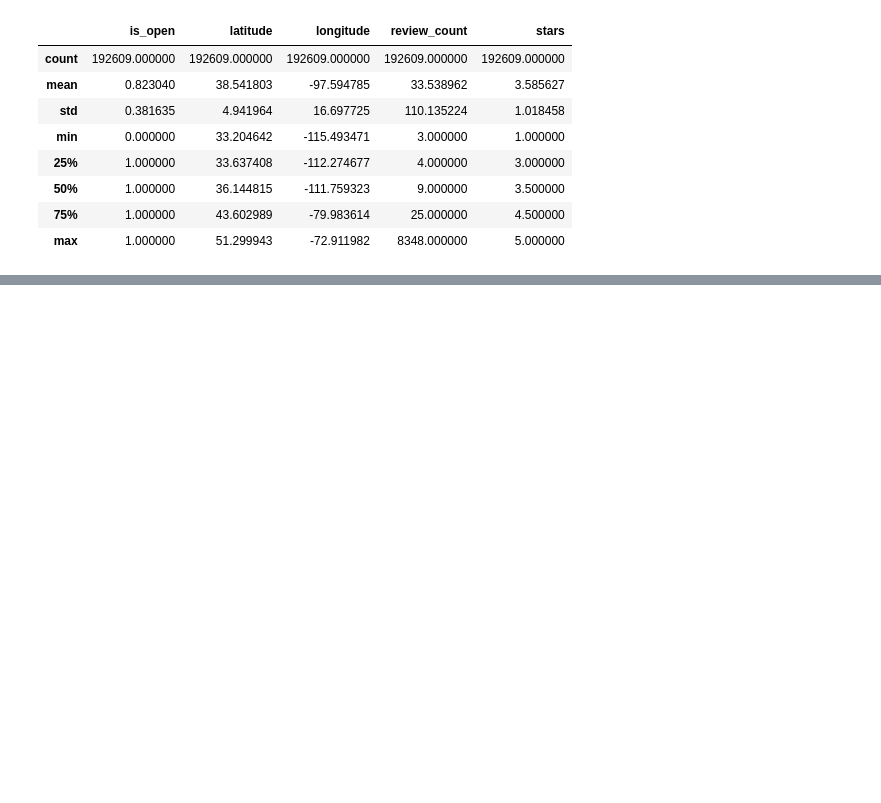
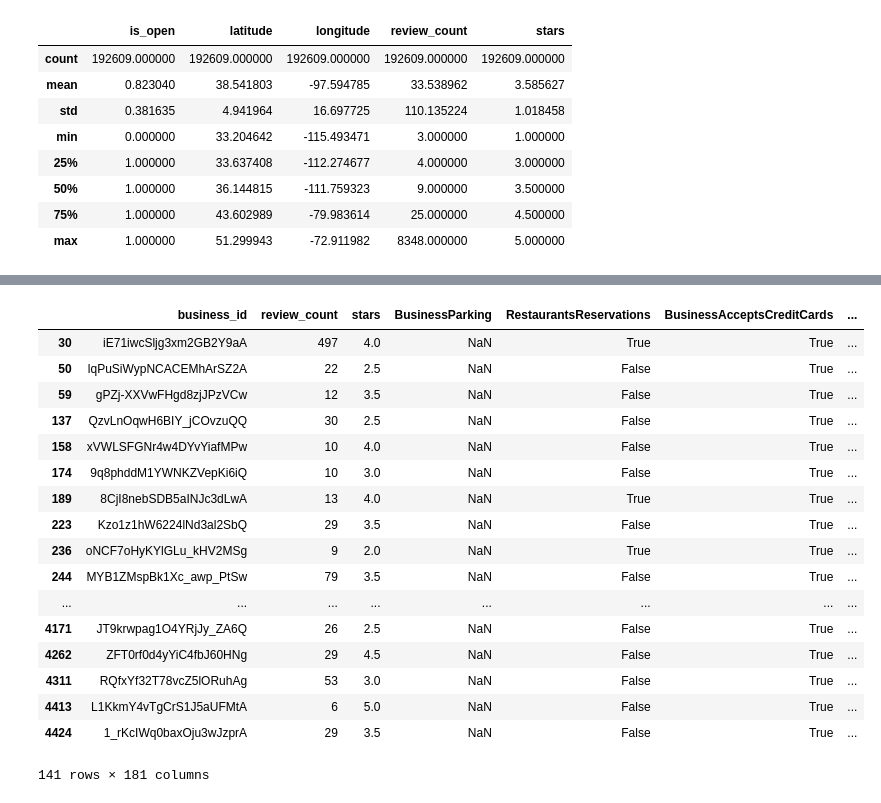
Before and after one commit to rvent/Event-Planner-Project, a Jupyter notebook: rima_wip.ipynb, the cells around one changed output, grey strips where cells are left out. Drawn from its saved outputs; the diff is of its cells as text; code cells hidden in the pictures; blank space fills up the shorter version.

Commit message:
cleaning file

```diff
--- a/rima_wip.ipynb
+++ b/rima_wip.ipynb
@@ -242,0 +312,8 @@ pd.read_json('categories.json')
+# %%
+clean_df = attributes_df.drop(['categories','city','state','parents','RestaurantsTakeOut',
+                   'RestaurantsDelivery','DriveThru','GoodForMeal','WiFi',
+                   'Caters','RestaurantsTableService','BYOBCorkage','Corkage',
+                   'BYOB','CoatCheck','Smoking','GoodForDancing','DogsAllowed',
+                   'BusinessAcceptsBitcoin','ByAppointmentOnly','AgesAllowed',
+                   'Open24Hours','DietaryRestrictions','RestaurantsCounterService',
+                   'AcceptsInsurance','Music','BestNights', 'HappyHour'],axis = 1)
@@ -242,0 +325,9 @@ pd.read_json('categories.json')
+# %%
+# Unpacking Ambience dictionary & dropping null values
+
+clean_df = clean_df[clean_df.Ambience.isnull() == False]
+ambience_df = clean_df.Ambience.apply(ast.literal_eval)
+ambience_df = ambience_df.apply(pd.Series)
+clean_df = pd.concat([clean_df, ambience_df], axis = 1)
+clean_df.drop(['Ambience'],axis = 1,inplace = True)
+clean_df.head(2)
@@ -242,0 +339,21 @@ pd.read_json('categories.json')
+# %%
+clean_df[clean_df.BusinessParking.isnull() == True]
+# %% [output]
+|  | business_id | review_count | stars | BusinessParking | RestaurantsReservations | BusinessAcceptsCreditCards | ... |
+| 30 | iE71iwcSljg3xm2GB2Y9aA | 497 | 4.0 | NaN | True | True | ... |
+| 50 | lqPuSiWypNCACEMhArSZ2A | 22 | 2.5 | NaN | False | True | ... |
+| 59 | gPZj-XXVwFHgd8zjJPzVCw | 12 | 3.5 | NaN | False | True | ... |
+| 137 | QzvLnOqwH6BIY_jCOvzuQQ | 30 | 2.5 | NaN | False | True | ... |
+| 158 | xVWLSFGNr4w4DYvYiafMPw | 10 | 4.0 | NaN | False | True | ... |
+| 174 | 9q8phddM1YWNKZVepKi6iQ | 10 | 3.0 | NaN | False | True | ... |
+| 189 | 8CjI8nebSDB5aINJc3dLwA | 13 | 4.0 | NaN | True | True | ... |
+| 223 | Kzo1z1hW6224lNd3al2SbQ | 29 | 3.5 | NaN | False | True | ... |
+| 236 | oNCF7oHyKYlGLu_kHV2MSg | 9 | 2.0 | NaN | True | True | ... |
+| 244 | MYB1ZMspBk1Xc_awp_PtSw | 79 | 3.5 | NaN | False | True | ... |
+| ... | ... | ... | ... | ... | ... | ... | ... |
+| 4171 | JT9krwpag1O4YRjJy_ZA6Q | 26 | 2.5 | NaN | False | True | ... |
+| 4262 | ZFT0rf0d4yYiC4fbJ60HNg | 29 | 4.5 | NaN | False | True | ... |
+| 4311 | RQfxYf32T78vcZ5lORuhAg | 53 | 3.0 | NaN | False | True | ... |
+| 4413 | L1KkmY4vTgCrS1J5aUFMtA | 6 | 5.0 | NaN | False | True | ... |
+| 4424 | 1_rKcIWq0baxOju3wJzprA | 29 | 3.5 | NaN | False | True | ... |
+141 rows × 181 columns
```
Also changed, not shown: parts of 35 cells of this notebook.
